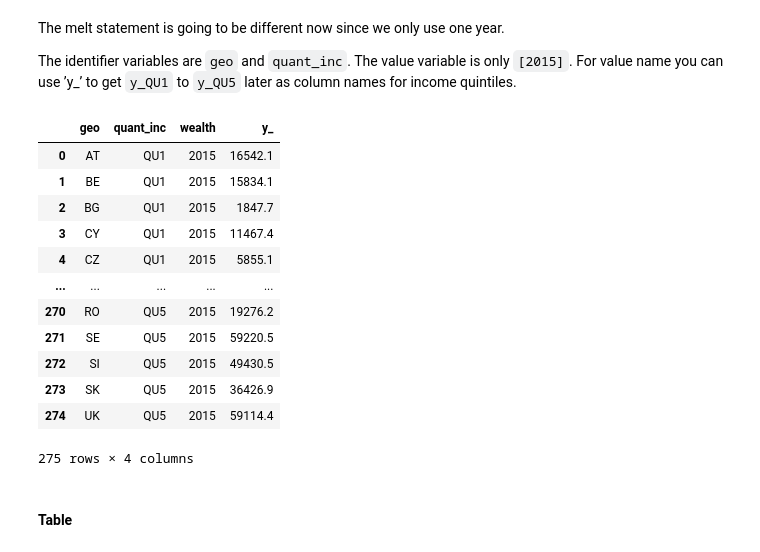
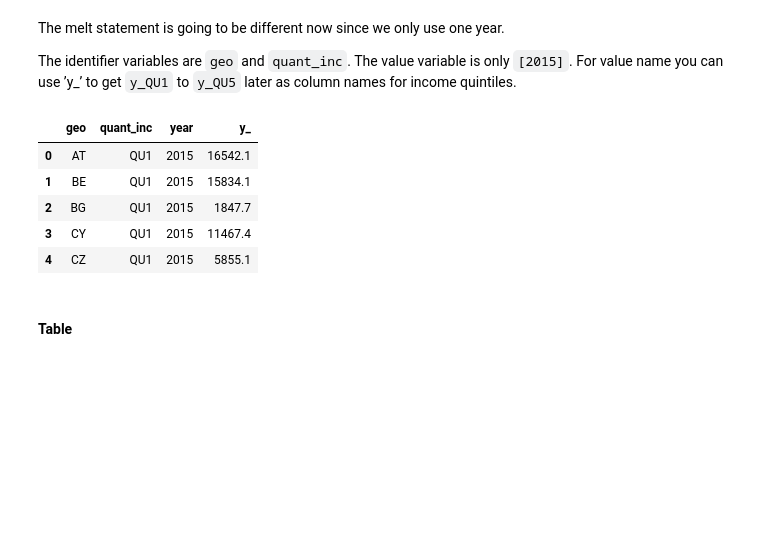
Before and after one commit to cejkiebo/msc_datascience, a Jupyter notebook: hacking_part_2.ipynb, the cells around one changed output. Saved outputs shown, nothing was run; the diff lists cells and outputs as text; code cells hidden in the pictures; blank space fills up the shorter version.

Commit message:
Income quantiles done (week 6)

```diff
--- a/hacking_part_2.ipynb
+++ b/hacking_part_2.ipynb
@@ -325,8 +325,9 @@ We drop the year 2010 as it does not lie in the period for which we have the oth
 # %%
 df_n = eurostat.get_data_df('icw_res_02')
 df_n.rename({'geo\\TIME_PERIOD':'geo'},inplace=True,axis=1)
-df_n = df_n[(df_n.indic_il=='INC_DISP')&(df_n.statinfo=='AVG')&(df_n.quant_inc.isin(['QU1', 'QU2', 'QU3', 'QU4', 'QU5']))&(df_n.quant_expn=='TOTAL')&(df_n.quant_wlth=='TOTAL')]
-df_n.drop(['unit','quant_expn','quant_wlth','indic_il','statinfo','2010'],axis=1,inplace=True)
+df_n = df_n[(df_n.indic_il=='INC_DISP')&(df_n.statinfo=='AVG')&(df_n.quant_inc.isin(['QU1', 'QU2', 'QU3', 'QU4', 'QU5']))&(df_n.quant_expn=='TOTAL')&(df_n.quant_wlth=='TOTAL') &\
+            (df_n.unit == "EUR")]
+df_n.drop(['unit','quant_expn','quant_wlth','indic_il','statinfo','2010', '2020'],axis=1,inplace=True)
 # %%
 df_n.head()
 # %% [output]
@@ -345,26 +346,20 @@ The melt statement is going to be different now since we only use one year.
 
 The identifier variables are `geo` and `quant_inc`. The value variable is only `[2015]`. For value name you can use &rsquo;y\_&rsquo; to get `y_QU1` to `y_QU5` later as column names for income quintiles.
 # %%
-df_n.melt(
+df_n = df_n.melt(
     id_vars = ["geo", "quant_inc"],
     value_vars = ["2015"],
-    var_name = "wealth",
+    var_name = "year",
     value_name = "y_"
 )
+df_n.head()
 # %% [output]
-|  | geo | quant_inc | wealth | y_ |
+|  | geo | quant_inc | year | y_ |
 | 0 | AT | QU1 | 2015 | 16542.1 |
 | 1 | BE | QU1 | 2015 | 15834.1 |
 | 2 | BG | QU1 | 2015 | 1847.7 |
 | 3 | CY | QU1 | 2015 | 11467.4 |
 | 4 | CZ | QU1 | 2015 | 5855.1 |
-| ... | ... | ... | ... | ... |
-| 270 | RO | QU5 | 2015 | 19276.2 |
-| 271 | SE | QU5 | 2015 | 59220.5 |
-| 272 | SI | QU5 | 2015 | 49430.5 |
-| 273 | SK | QU5 | 2015 | 36426.9 |
-| 274 | UK | QU5 | 2015 | 59114.4 |
-275 rows × 4 columns
 # %% [markdown]
 #### Table
 # %% [markdown]
```
Also changed, not shown: parts of 3 cells of this notebook.
